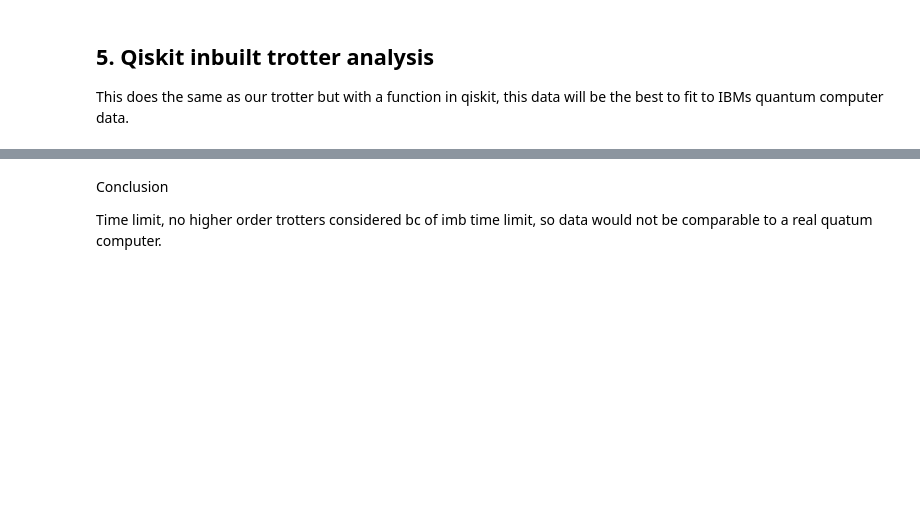
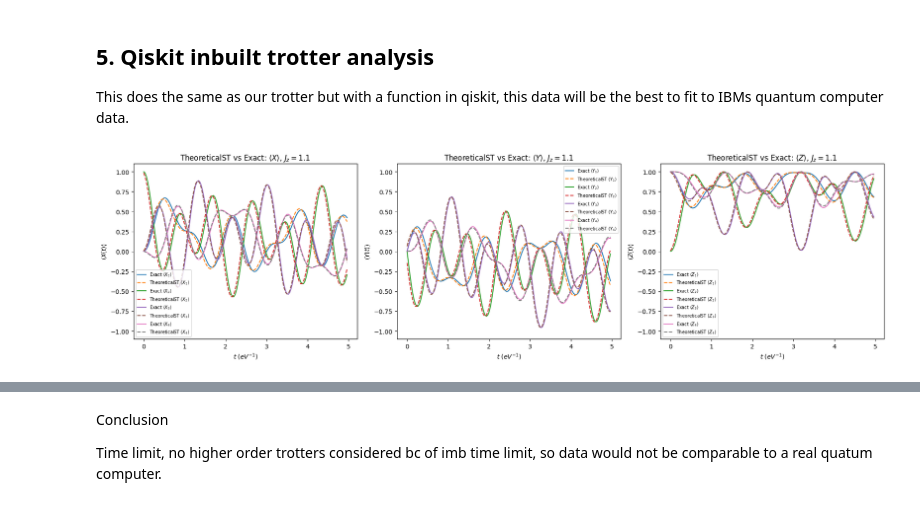
Before and after one commit to laramt04/Time-Evolution-QC-Project, a Jupyter notebook: Report.ipynb, the cells around one changed output, grey strips where cells are left out. Saved outputs shown, nothing was run; the diff lists cells and outputs as text; code cells hidden in the pictures; blank space fills up the shorter version.

```diff
--- a/Report.ipynb
+++ b/Report.ipynb
@@ -524,2 +490,35 @@ plt.show()
+# %%
+L       = 4
+Jz      = -1.1
+steps   = 300
+t_total = 5.0
+dt      = t_total / steps
+allzeros = True
+
+#psi_target = np.array(initialise(Jz, L, allzeros, rotate_middle=True))
+#H_mat      = hamiltonian1(L, Jz).to_matrix()
+
+#n_params = 3 * L * n_layers
+#theta0   = fit_theta_to_state(psi_target, L, n_params, n_restarts=10)
+
+#z_obs = observable_matrix(L, L//2, pauli_z)
+#print(f"⟨Z⟩ middle qubit at t=0: {expectation_value(psi_target, z_obs):.4f}  (expect ~0)")
+
+#print("Running McLachlan evolution...")
+#mc_states = mclachlan_evolve(theta0, H_mat, L, dt, steps)
+#t_values  = np.arange(len(mc_states)) * dt
+
+#fig, axes = plt.subplots(1, 3, figsize=(18, 5))
+#for ax, pauli_mat, label in zip(axes, [pauli_x, pauli_y, pauli_z], ['X','Y','Z']):
+    #for q in range(L):
+        #obs  = observable_matrix(L, q, pauli_mat)
+        #vals = [expectation_value(psi, obs) for psi in mc_states]
+        #ax.plot(t_values, vals, '.-', label=rf'$q_{q}$')
+    #ax.set_title(rf'$\langle {label} \rangle$ over time — McLachlan')
+    #ax.set_xlabel(r'$t$')
+    #ax.set_ylim(-1, 1)
+    #ax.legend()
+#plt.tight_layout()
+#plt.show()
 # %%
 display(Image(filename='mclachan_ours_results.png'))
@@ -618,22 +619,24 @@ def PhysicalST(L, Jz, qubit_measured, direction_measured,
 # %%
 # --- 5.1 TheoreticalST vs Exact (benchmark, not hardware-compatible): Jz = 1.1 ---
 # Shows that the Qiskit built-in Trotter matches exact when circuit depth grows freely
 L, Jz, steps, t_tot = 4, 1.1, 150, 5
 
 fig, axes = plt.subplots(1, 3, figsize=(18, 5))
 for ax, direction, label in zip(axes, ['X','Y','Z'], ['X','Y','Z']):
     for q in range(1, L + 1):
         t_ex, ex   = ClassicalComparison(L, Jz, q, direction, steps, t_tot)
-        t_th, th_  = TheoreticalST(L, Jz, q, direction, steps, t_tot, order=1, reps=1)
+        t_th, th_  = TheoreticalST(L, Jz, q, direction, steps, t_tot, allzeros, order=1, reps=1)
         ax.plot(t_ex, ex,       label=rf'Exact $\langle {label}_{q}\rangle$')
         ax.plot(t_th, th_, '--', label=rf'TheoreticalST $\langle {label}_{q}\rangle$')
     ax.set_xlabel(r'$t\ (eV^{-1})$')
     ax.set_ylabel(rf'$\langle {label}(t) \rangle$')
     ax.set_title(rf'TheoreticalST vs Exact: $\langle {label} \rangle$, $J_z={Jz}$')
     ax.set_ylim([-1.1, 1.1])
     ax.legend(fontsize=7)
 plt.tight_layout()
 plt.show()
+# %% [output]
+[figure, added]
 # %%
 # --- 5.1 PhysicalST vs Exact: Jz = 1.1 ---
 L, Jz, steps, t_tot, reps = 4, 1.1, 150, 5, 50
```
Also changed, not shown: parts of 13 cells of this notebook.
